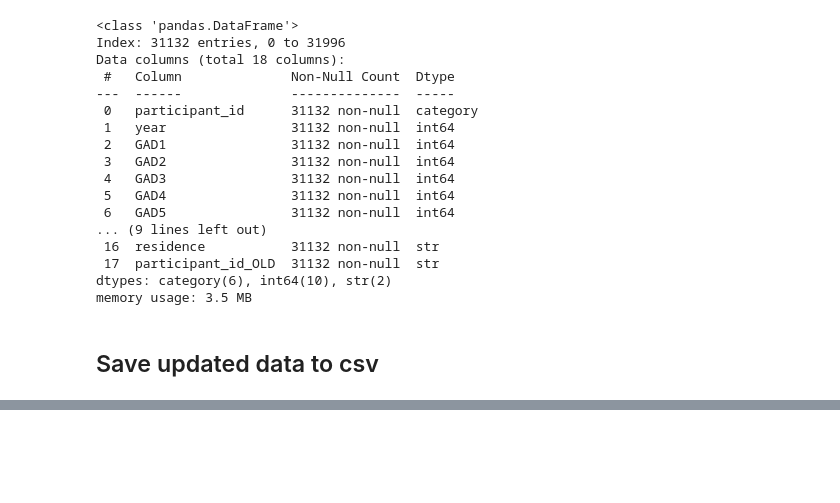
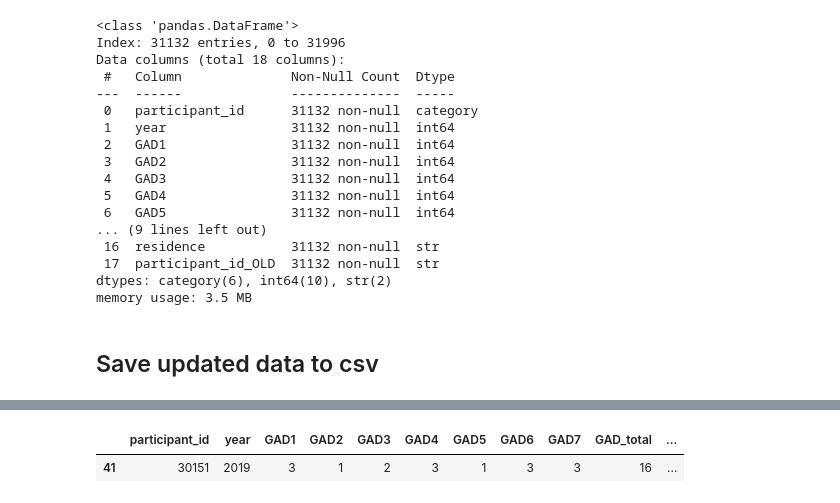
Before and after one commit to amallred/gaming-mental-health-analysis, a Jupyter notebook: notebooks/nhis_mental_health)cleaning.ipynb, the cells around one changed output, grey strips where cells are left out. Saved outputs shown, nothing was run; the diff lists cells and outputs as text; code cells hidden in the pictures; blank space fills up the shorter version.

```diff
--- a/notebooks/nhis_mental_health)cleaning.ipynb
+++ b/notebooks/nhis_mental_health)cleaning.ipynb
@@ -457,0 +473,6 @@ nhis_GAD_df.to_csv('../data/nhis_GAD_CLEAN.csv')
+# %%
+# This id had too high of a score before this new correction; this looks accurate now
+nhis_GAD_df.loc[nhis_GAD_df['participant_id'] == 30151]
+# %% [output]
+|  | participant_id | year | GAD1 | GAD2 | GAD3 | GAD4 | GAD5 | GAD6 | GAD7 | GAD_total | ... |
+| 41 | 30151 | 2019 | 3 | 1 | 2 | 3 | 1 | 3 | 3 | 16 | ... |
```
Also changed, not shown: parts of 2 cells of this notebook, 4 other files.
